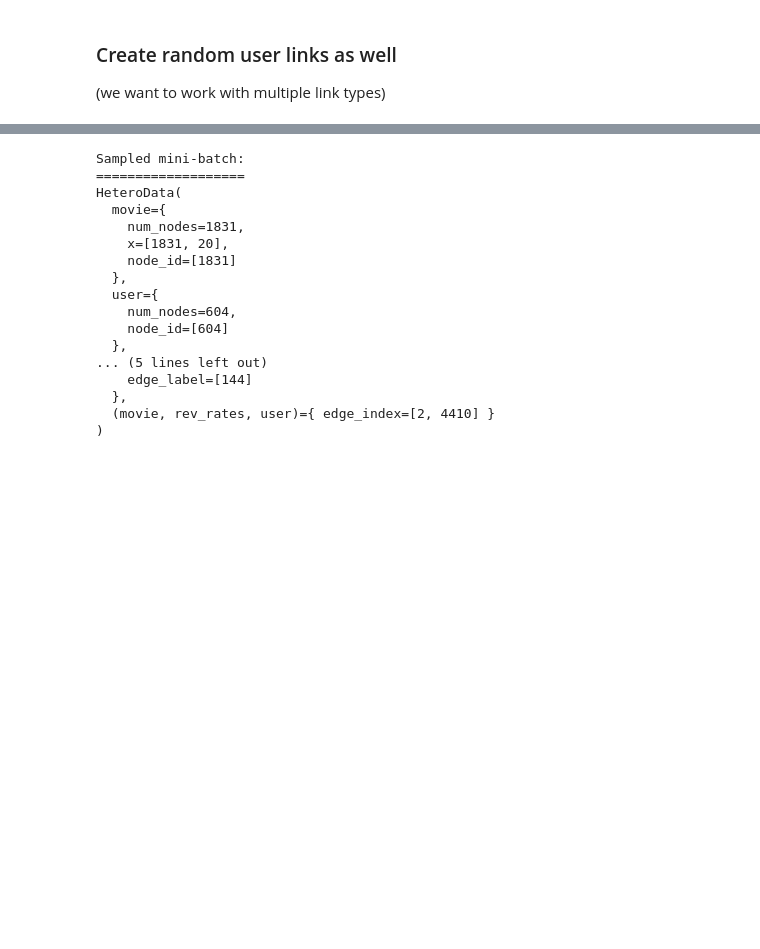
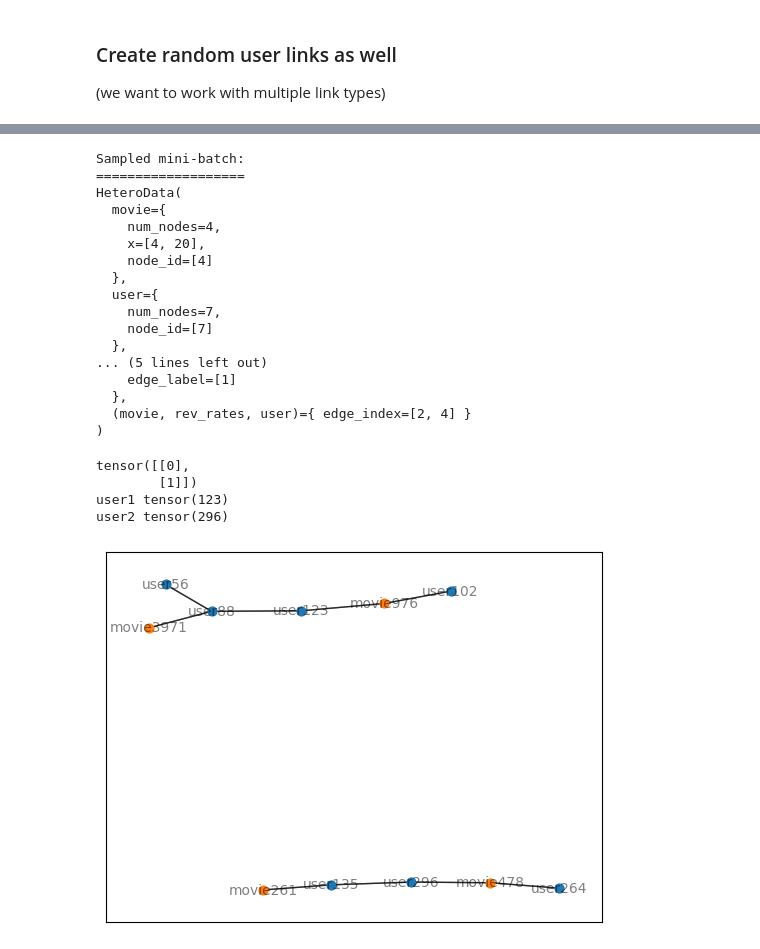
Before and after one commit to EmilMachine/torch_basics, a Jupyter notebook: 5_loading_multiple_link_types.ipynb, the cells around one changed output, grey strips where cells are left out. Drawn from its saved outputs; the diff is of its cells as text; code cells hidden in the pictures; blank space fills up the shorter version.

```diff
--- a/5_loading_multiple_link_types.ipynb
+++ b/5_loading_multiple_link_types.ipynb
@@ -356,14 +398,16 @@ user_edge_label = train_data[("user", "likes", "user")].edge_label
 # %%
 # sample only for user_likes_user
+user_edge_label_index = train_data[("user", "likes", "user")].edge_label_index
+user_edge_label = train_data[("user", "likes", "user")].edge_label
 
 # Sample only with labels for user_rate_movies
 train_loader = LinkNeighborLoader(
     data=(feature_store,train_data),  # <--- Changed to feature store, graph store
-    num_neighbors=[20,10],  # Original [20,10]
-    neg_sampling_ratio=2,
+    num_neighbors=[1,1],  # Original [20,10]
+    neg_sampling_ratio=0,
     edge_label_index=(("user","likes","user"),user_edge_label_index),
     edge_label=user_edge_label,
-    batch_size=128, # Original 128
+    batch_size=1, # Original 128
     shuffle=True,
 )
 
@@ -382,16 +426,28 @@ Sampled mini-batch:
 ===================
 HeteroData(
   movie={
-    num_nodes=1831,
-    x=[1831, 20],
-    node_id=[1831]
+    num_nodes=4,
+    x=[4, 20],
+    node_id=[4]
   },
   user={
-    num_nodes=604,
-    node_id=[604]
+    num_nodes=7,
+    node_id=[7]
   },
 ... (5 lines left out)
-    edge_label=[144]
+    edge_label=[1]
   },
-  (movie, rev_rates, user)={ edge_index=[2, 4410] }
+  (movie, rev_rates, user)={ edge_index=[2, 4] }
 )
+# %%
+print(sampled_data[("user","likes","user")].edge_label_index)
+print("user1",sampled_data["user"]["node_id"][0])
+print("user2",sampled_data["user"]["node_id"][1])
+
+quick_draw(sampled_data)
+# %% [output]
+tensor([[0],
+        [1]])
+user1 tensor(123)
+user2 tensor(296)
+[figure, added]
```
Also changed, not shown: parts of 10 cells of this notebook.
